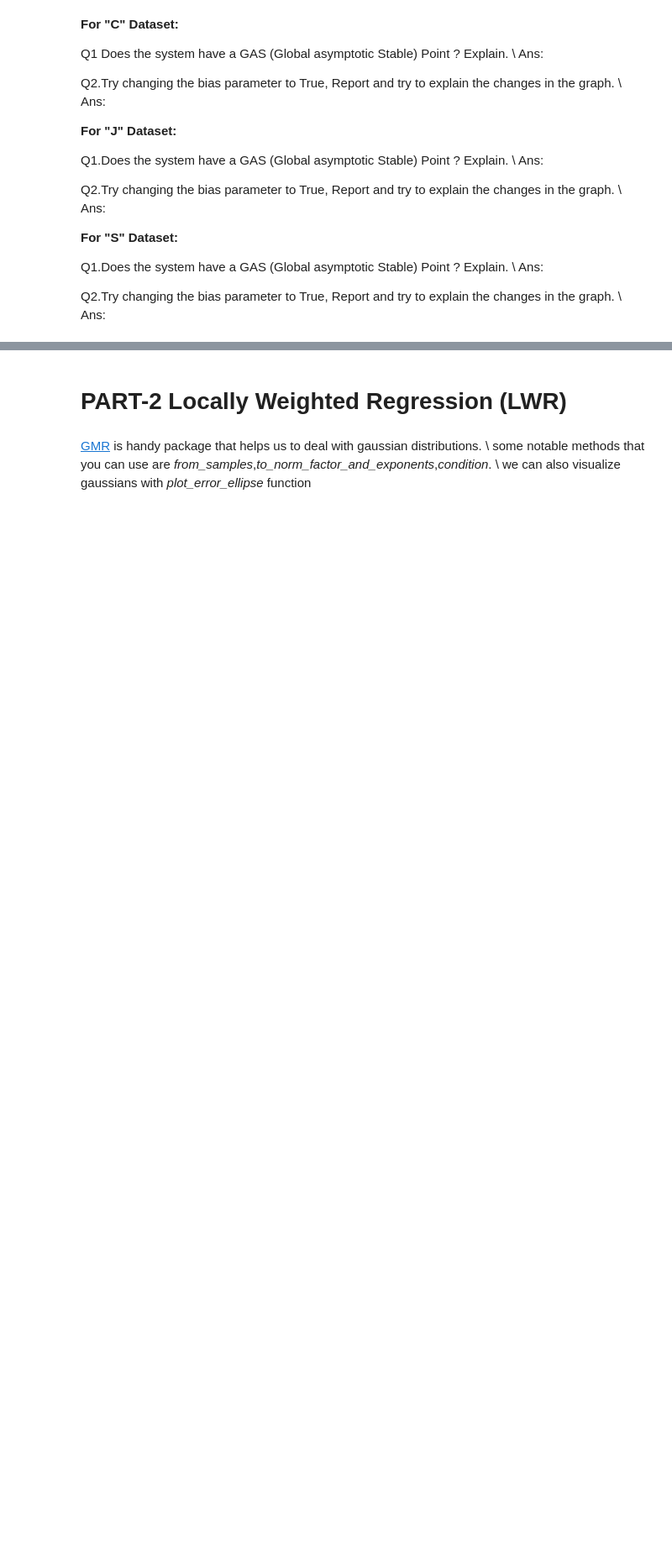
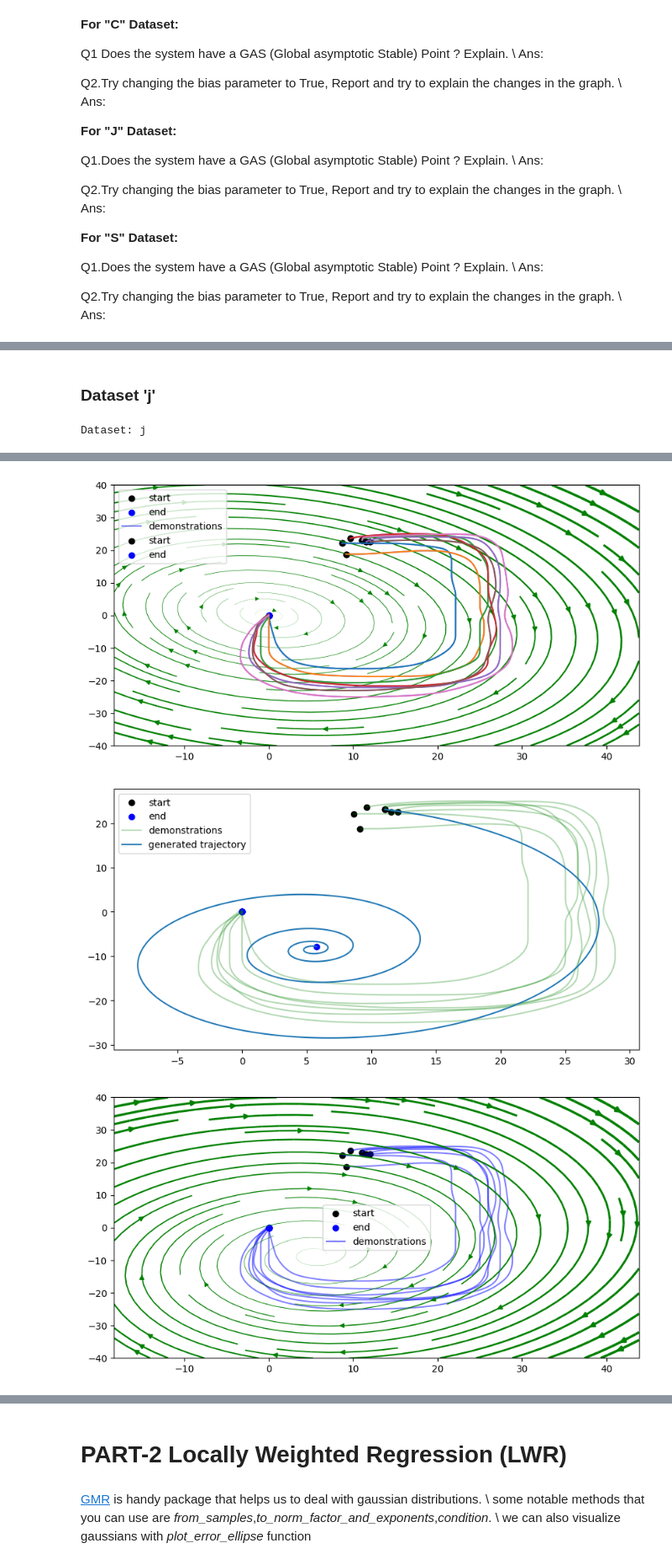
Before and after one commit to AshrithSagar/CP321-ILR-2025, a Jupyter notebook: Assignments/Assignment-3/Codes/Assignment3_RegressionTechniques(LLS,LWR).ipynb, the cells around one changed output, grey strips where cells are left out. Shown at 84% size. Saved outputs shown, nothing was run; the diff lists cells and outputs as text; code cells hidden in the pictures; blank space fills up the shorter version.

```diff
--- a/Assignments/Assignment-3/Codes/Assignment3_RegressionTechniques(LLS,LWR).ipynb
+++ b/Assignments/Assignment-3/Codes/Assignment3_RegressionTechniques(LLS,LWR).ipynb
@@ -352,0 +346,6 @@ Without bias
+# %% [markdown]
+### Dataset 'j'
+# %%
+fit_least_squares_on_dataset("j")
+# %% [output]
+Dataset: j
@@ -352,0 +354,3 @@ Without bias
+[figure, added]
+[figure, added]
+[figure, added]
```
Also changed, not shown: parts of 9 cells of this notebook.
